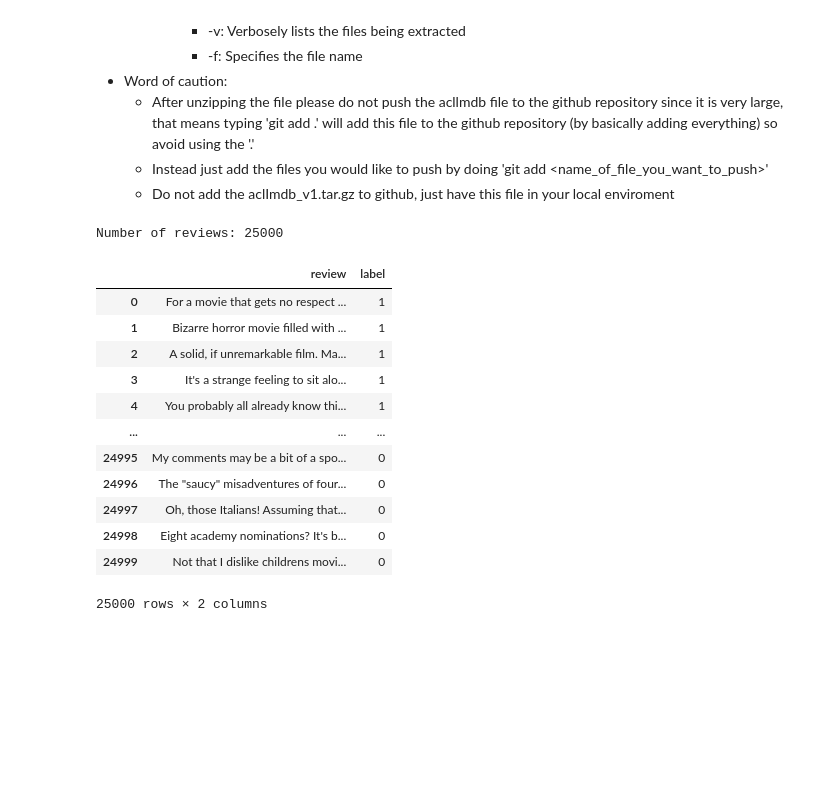
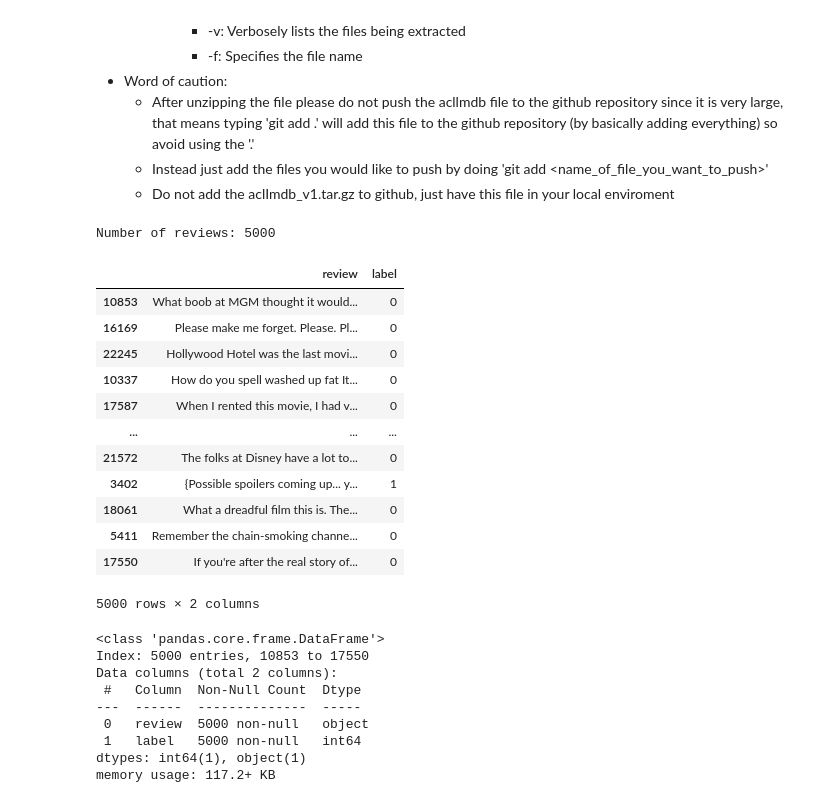
Before and after one commit to safiabout/cs178-group-project, a Jupyter notebook: Data_Understanding.ipynb, the cells around one changed output. Saved outputs shown, nothing was run; the diff lists cells and outputs as text; code cells hidden in the pictures; blank space fills up the shorter version.

```diff
--- a/Data_Understanding.ipynb
+++ b/Data_Understanding.ipynb
@@ -54,24 +66,44 @@ base_path = "aclImdb"
 # since this is a classification problem, we will give pos reviews a 1 and neg reviews a 0
 train_pos = load_reviews(os.path.join(base_path, "train/pos"), label=1)
 train_neg = load_reviews(os.path.join(base_path, "train/neg"), label=0)
+train_data_sorted = pd.concat([train_pos, train_neg]).reset_index(drop=True)
+train_data = train_data_sorted.sample(frac=1, random_state=seed).reset_index(drop=True)
 
-train_data = pd.concat([train_pos, train_neg]).reset_index(drop=True)
+test_pos = load_reviews('./aclImdb/test/pos', label=1)
+test_neg = load_reviews('./aclImdb/test/neg', label=0)
+test_data_sorted = pd.concat([test_pos, test_neg]).reset_index(drop=True)
+test_data = test_data_sorted.sample(frac=1, random_state=seed).reset_index(drop=True)
+# %%
+#delete later, smaller data for faster testing
+
+train_data = train_data.sample(n=5000, random_state=seed)
+test_data = test_data.sample(n=5000, random_state=seed)
 # %%
 # show the data to get a rough idea of what we have
 print("Number of reviews:", len(train_data))
 display(train_data)
+train_data.info()
 # %% [output]
-Number of reviews: 25000
+Number of reviews: 5000
 |  | review | label |
-| 0 | For a movie that gets no respect ... | 1 |
-| 1 | Bizarre horror movie filled with ... | 1 |
-| 2 | A solid, if unremarkable film. Ma... | 1 |
-| 3 | It's a strange feeling to sit alo... | 1 |
-| 4 | You probably all already know thi... | 1 |
+| 10853 | What boob at MGM thought it would... | 0 |
+| 16169 | Please make me forget. Please. Pl... | 0 |
+| 22245 | Hollywood Hotel was the last movi... | 0 |
+| 10337 | How do you spell washed up fat It... | 0 |
+| 17587 | When I rented this movie, I had v... | 0 |
 | ... | ... | ... |
-| 24995 | My comments may be a bit of a spo... | 0 |
-| 24996 | The "saucy" misadventures of four... | 0 |
-| 24997 | Oh, those Italians! Assuming that... | 0 |
-| 24998 | Eight academy nominations? It's b... | 0 |
-| 24999 | Not that I dislike childrens movi... | 0 |
+| 21572 | The folks at Disney have a lot to... | 0 |
+| 3402 | {Possible spoilers coming up... y... | 1 |
+| 18061 | What a dreadful film this is. The... | 0 |
+| 5411 | Remember the chain-smoking channe... | 0 |
+| 17550 | If you're after the real story of... | 0 |
-25000 rows × 2 columns
+5000 rows × 2 columns
+<class 'pandas.core.frame.DataFrame'>
+Index: 5000 entries, 10853 to 17550
+Data columns (total 2 columns):
+ #   Column  Non-Null Count  Dtype
+---  ------  --------------  -----
+ 0   review  5000 non-null   object
+ 1   label   5000 non-null   int64
+dtypes: int64(1), object(1)
+memory usage: 117.2+ KB
```
Also changed, not shown: parts of 18 cells of this notebook, 2 other files.
